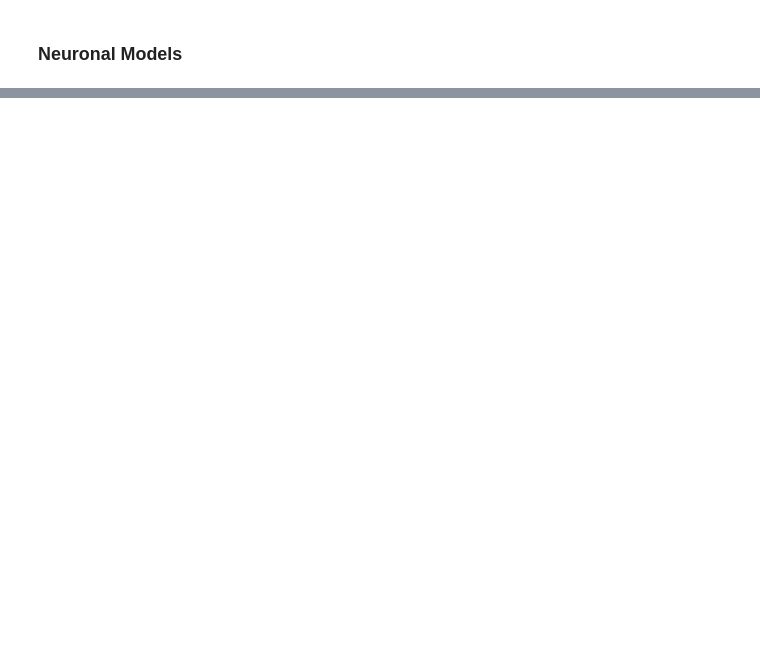
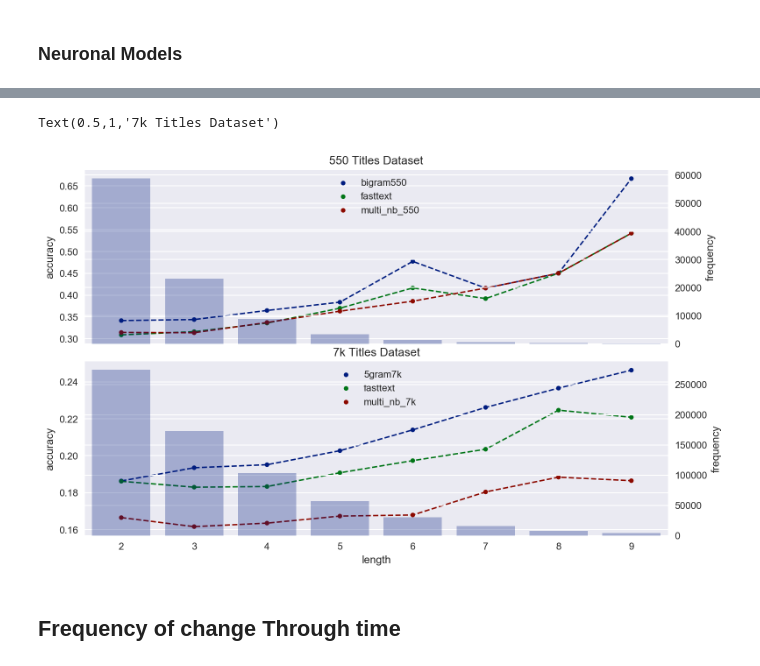
Before and after one commit to zaksoliman/career_prediction, a Jupyter notebook: notebooks/Analysis.ipynb, the cells around one changed output, grey strips where cells are left out. Saved outputs shown, nothing was run; the diff lists cells and outputs as text; code cells hidden in the pictures; blank space fills up the shorter version.

```diff
--- a/notebooks/Analysis.ipynb
+++ b/notebooks/Analysis.ipynb
@@ -269,0 +438,42 @@ ggplot(aes(x='top_k', y='accuracy', color='model'), data=accs_7k) \
+# %%
+lengths550, counts550 = zip(*train_lengths_550.most_common())
+lengths7k, counts7k = zip(*train_lengths_7k.items())
+# %%
+lengths550 = [l-2 for l in lengths550]
+lengths7k = [l-2 for l in lengths7k]
+# %%
+df550 = accuracy_by_length(res550, targets_550, seq_lengths_550)
+df7k = accuracy_by_length(res7k, targets_7k, seq_lengths_7k)
+# %%
+dat550 = df550[df550.model.isin(models)]
+dat550 = dat550[dat550.length <= 9]
+
+dat7k = df7k[df7k.model.isin(models)]
+dat7k = dat7k[dat7k.length <= 9]
+# %%
+plt.rcParams['figure.dpi'] = 160
+plt.rcParams['lines.linewidth'] = 0.8
+fig, ax = plt.subplots(figsize=(10,6), ncols=1, nrows=2, sharex=True)
+
+sns.pointplot(x='length', y='accuracy', hue='model', alpha=0.3, linestyles='--',
+              data=dat550, ax=ax[0])
+ax1 = ax[0].twinx()
+ax1.bar(lengths550, counts550, alpha=0.3)
+ax1.set_ylabel('frequency')
+ax[0].set_xlabel('')
+
+
+sns.pointplot(x='length', y='accuracy', hue='model', alpha=0.3, linestyles='--',
+              data=dat7k, ax=ax[1])
+ax2 = ax[1].twinx()
+ax2.bar(lengths7k, counts7k, alpha=0.3)
+ax2.set_ylabel('frequency')
+
+ax[0].legend(loc='upper center')
+ax[1].legend(loc='upper center')
+plt.tight_layout()
+ax[0].set_title('550 Titles Dataset')
+ax[1].set_title('7k Titles Dataset')
+# %% [output]
+Text(0.5,1,'7k Titles Dataset')
+[figure, added]
@@ -269,0 +482,2 @@ ggplot(aes(x='top_k', y='accuracy', color='model'), data=accs_7k) \
+# %% [markdown]
+## Frequency of change Through time
```
Also changed, not shown: parts of 87 cells of this notebook, 3 other files.
